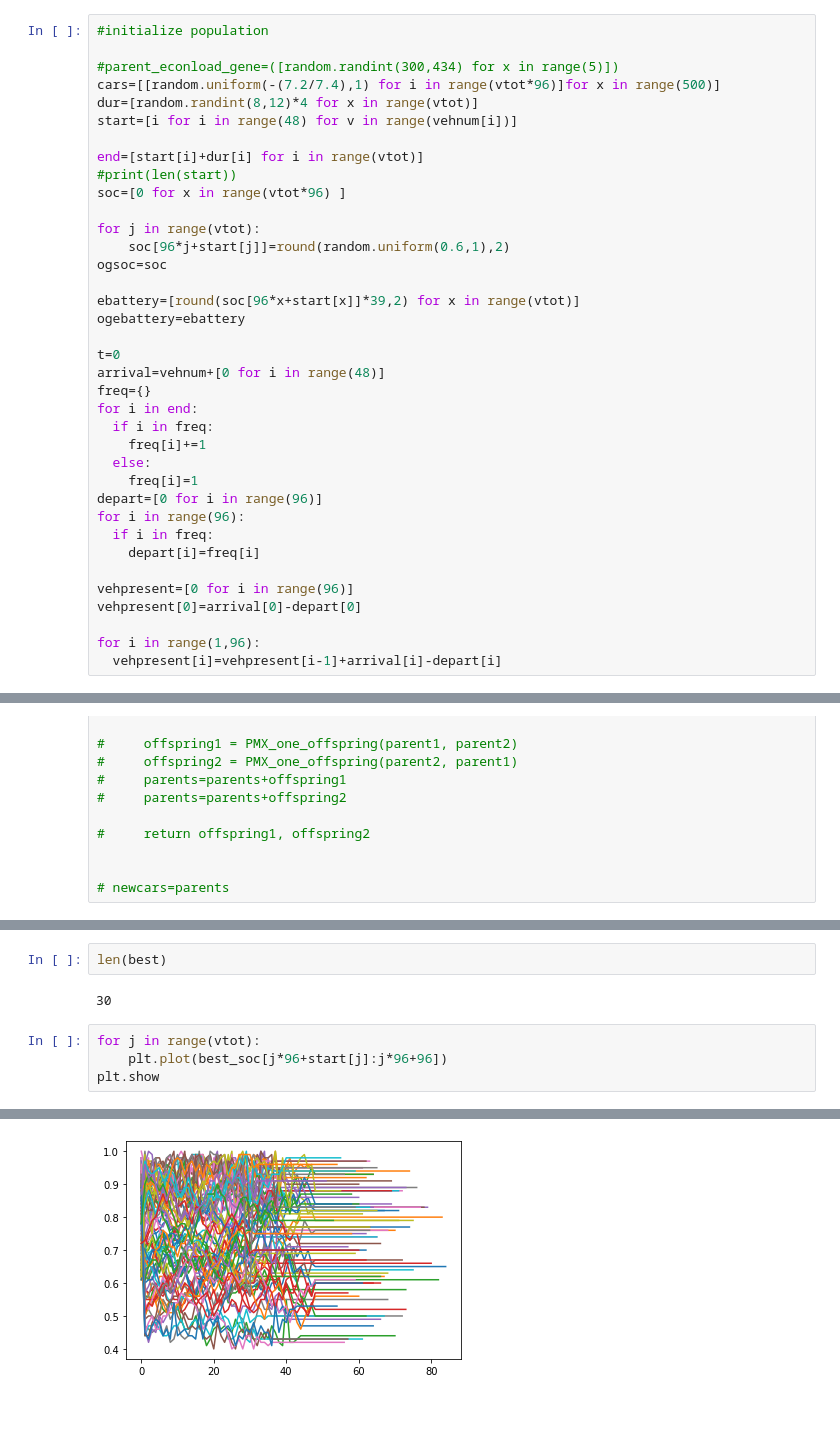
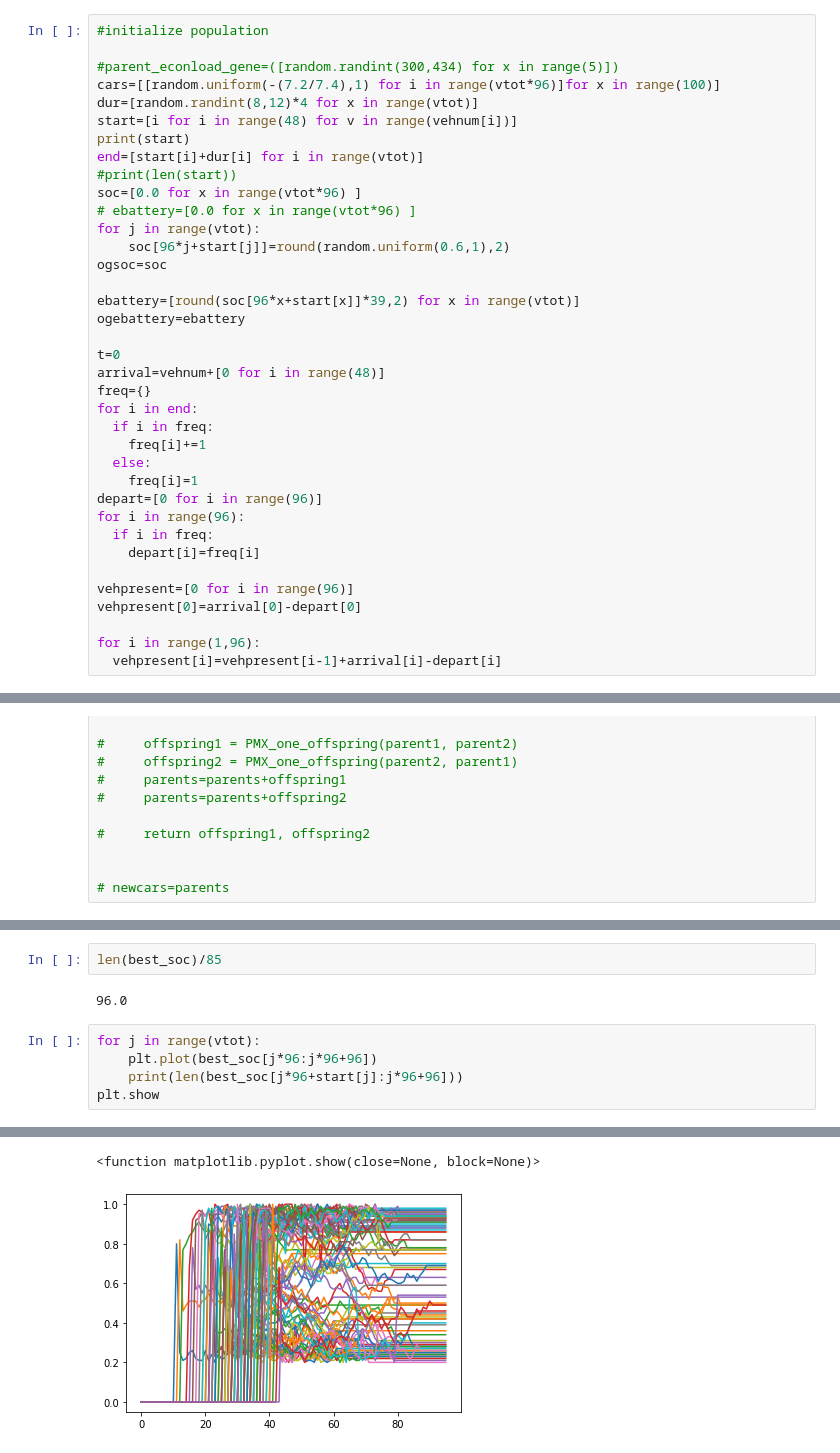
Before and after one commit to NithinSravan/fyp-ga-neuroevolution, a Jupyter notebook: FYP.ipynb, the cells around one changed output, grey strips where cells are left out. Cells and saved outputs as stored; diff of their text form; blank space fills up the shorter version.

```diff
--- a/FYP.ipynb
+++ b/FYP.ipynb
@@ -93,14 +93,14 @@ Random shuffling of (-1,1)
 #initialize population
 
 #parent_econload_gene=([random.randint(300,434) for x in range(5)])
-cars=[[random.uniform(-(7.2/7.4),1) for i in range(vtot*96)]for x in range(500)]
+cars=[[random.uniform(-(7.2/7.4),1) for i in range(vtot*96)]for x in range(100)]
 dur=[random.randint(8,12)*4 for x in range(vtot)]
 start=[i for i in range(48) for v in range(vehnum[i])]
-
+print(start)
 end=[start[i]+dur[i] for i in range(vtot)]
 #print(len(start))
-soc=[0 for x in range(vtot*96) ]
-
+soc=[0.0 for x in range(vtot*96) ]
+# ebattery=[0.0 for x in range(vtot*96) ]
 for j in range(vtot):
     soc[96*j+start[j]]=round(random.uniform(0.6,1),2)
 ogsoc=soc
@@ -354,9 +360,10 @@ best 29 : 25.7474762552175
-# %%
-len(best)
-# %% [output]
-30
+# %%
+len(best_soc)/85
+# %% [output]
+96.0
 # %%
 for j in range(vtot):
-    plt.plot(best_soc[j*96+start[j]:j*96+96])
+    plt.plot(best_soc[j*96:j*96+96])
+    print(len(best_soc[j*96+start[j]:j*96+96]))
 plt.show
 # %% [output]
@@ -364 +387,2 @@ plt.show
+<function matplotlib.pyplot.show(close=None, block=None)>
-[figure, old version]
+[figure, new version]
```
Also changed, not shown: parts of 8 cells of this notebook.
